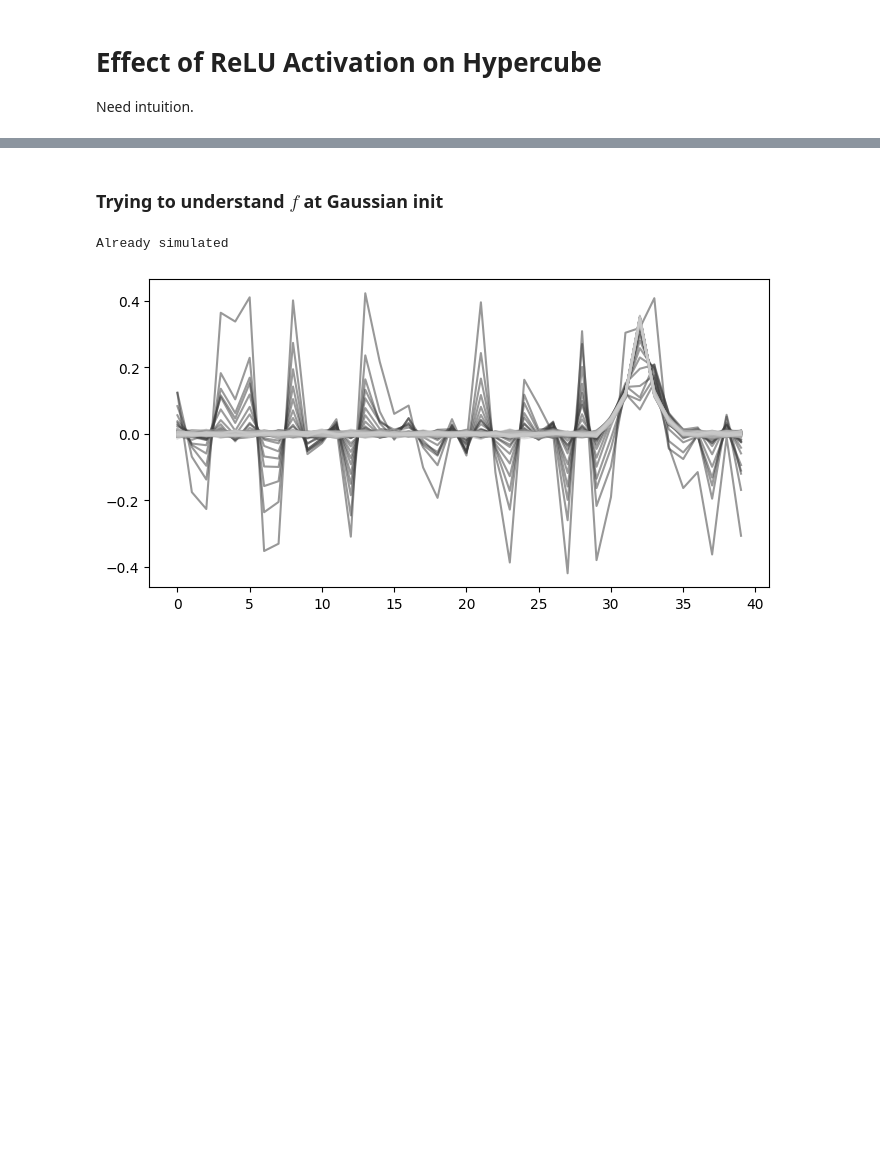
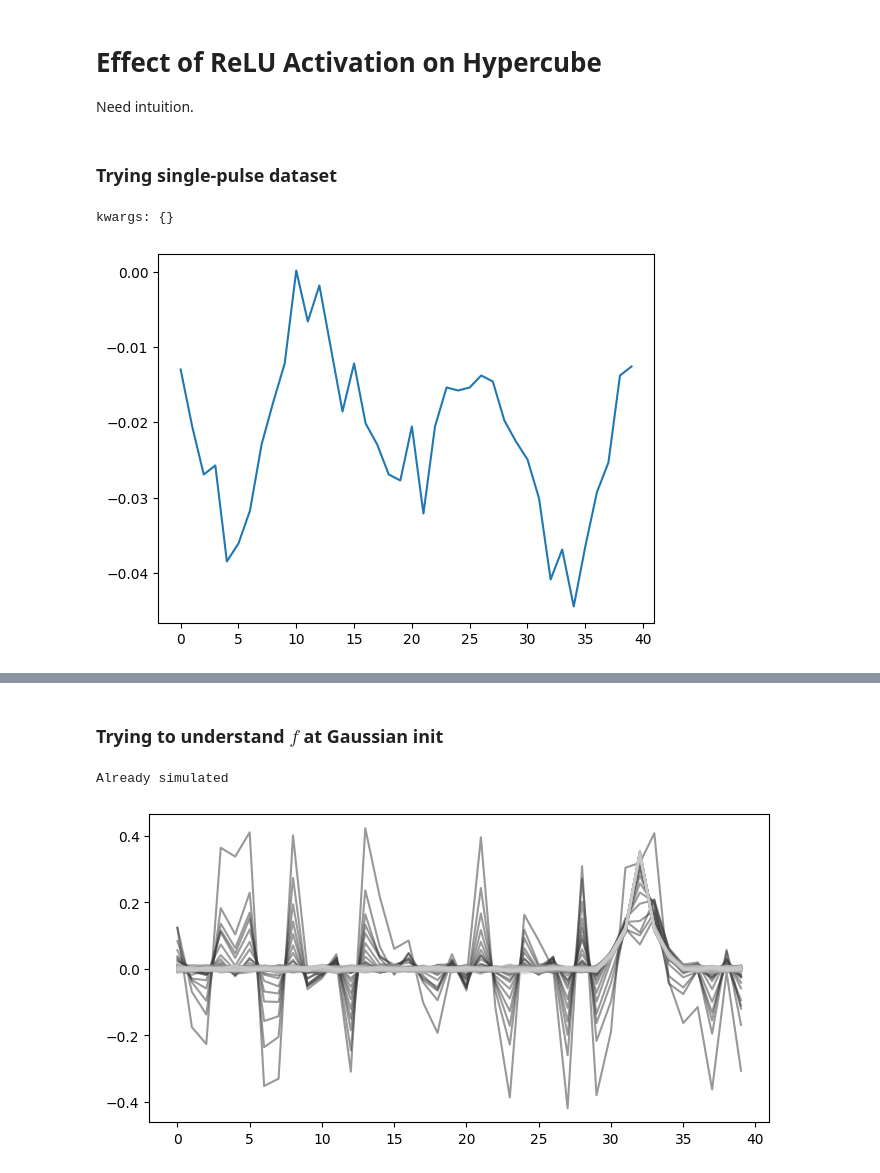
Before and after one commit to leonlufkin/Localization, a Jupyter notebook: notebooks/relu_hypercube.ipynb, the cells around one changed output, grey strips where cells are left out. Cells and saved outputs as stored; diff of their text form; code cells hidden in the pictures; blank space fills up the shorter version.

```diff
--- a/notebooks/relu_hypercube.ipynb
+++ b/notebooks/relu_hypercube.ipynb
@@ -2,3 +2,40 @@
 # Effect of ReLU Activation on Hypercube
 
 Need intuition.
+# %% [markdown]
+### Trying single-pulse dataset
+# %%
+import numpy as np
+import jax
+import jax.numpy as jnp
+import optax
+import matplotlib.pyplot as plt
+from localization import datasets
+from localization import models
+from localization import samplers
+from localization.experiments import simulate, simulate_or_load, make_key
+from localization.utils import plot_receptive_fields, plot_rf_evolution, build_gaussian_covariance, build_non_gaussian_covariance, entropy_sort
+from scipy.special import erf
+
+gaussian_cdf = lambda x: 0.5 * (erf(x/np.sqrt(2)) + 1)
+
+config_ = dict(
+  # data config
+  key=jax.random.PRNGKey(0),
+  num_dimensions=40,
+  xi1=(5/40,6/40),
+  xi2=(1/40,2/40),
+  num_exemplars=10000,
+  support=(-1,1),
+)
+dataset = datasets.SinglePulseDataset(**config_)
+x, y = dataset[:10000]
+x1 = x[y==1]
+x0 = x[y==0]
+# %% [output]
+kwargs: {}
+# %%
+m1 = _ = np.mean(x1, axis=0)
+_ = plt.plot(m1)
+# %% [output]
+[figure, added]
```
Also changed, not shown: parts of 20 cells of this notebook, 33 other files.
